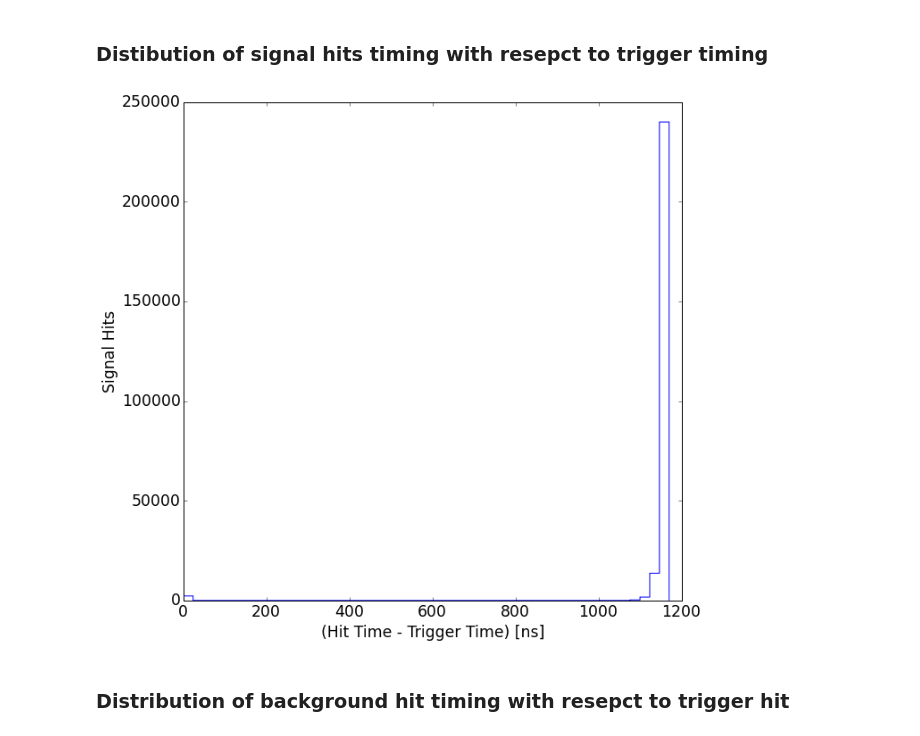
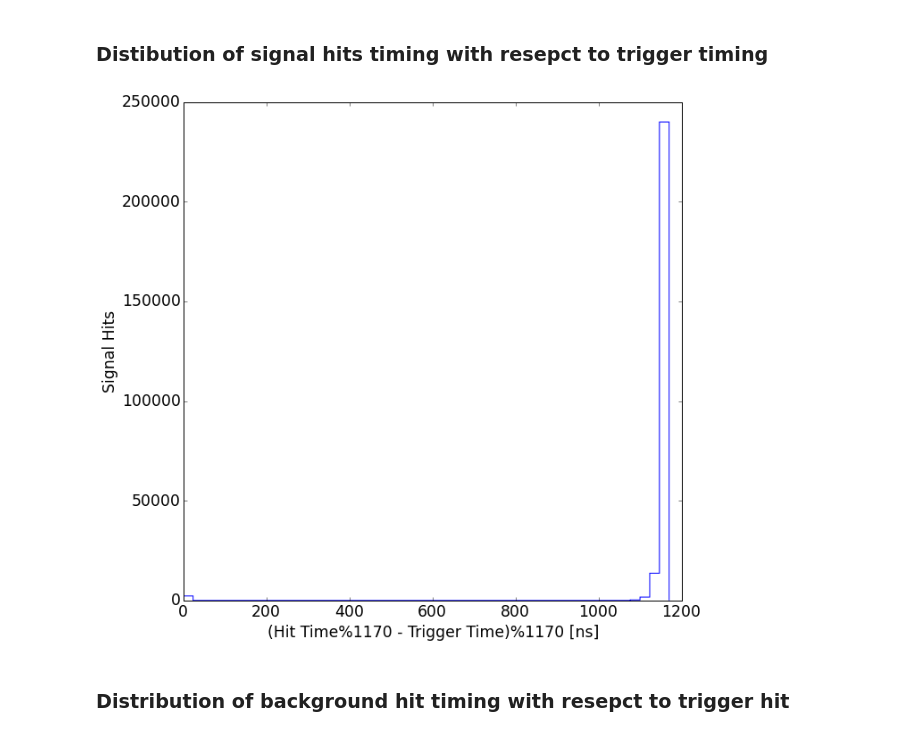
Before and after one commit to ewengillies/track-finding-yandex, a Jupyter notebook: notebooks/Hit Time Distributions.ipynb, the cells around one changed output. Cells and saved outputs as stored; diff of their text form; code cells hidden in the pictures.

Commit message:
Minor change to Hit Time Distribution

```diff
--- a/notebooks/Hit Time Distributions.ipynb
+++ b/notebooks/Hit Time Distributions.ipynb
@@ -43,13 +43,13 @@ for evt in range(hits.n_events):
 # %%
 figsize(10,10)
 plt.xticks(fontsize ='xx-large')
 plt.yticks(fontsize ='xx-large')
-plt.xlabel('(Hit Time - Trigger Time) [ns]' , fontsize='xx-large')
+plt.xlabel('(Hit Time%1170 - Trigger Time)%1170 [ns]' , fontsize='xx-large')
 plt.ylabel('Signal Hits', fontsize='xx-large')
 plt.hist(sig_time,bins=50,histtype='step')
 show()
 # %% [output]
-[figure, old version]
+[figure, new version]
 # %% [markdown]
 ### Distribution of background hit timing with resepct to trigger hit
 # %%
```
Also changed, not shown: parts of 1 cell of this notebook.
